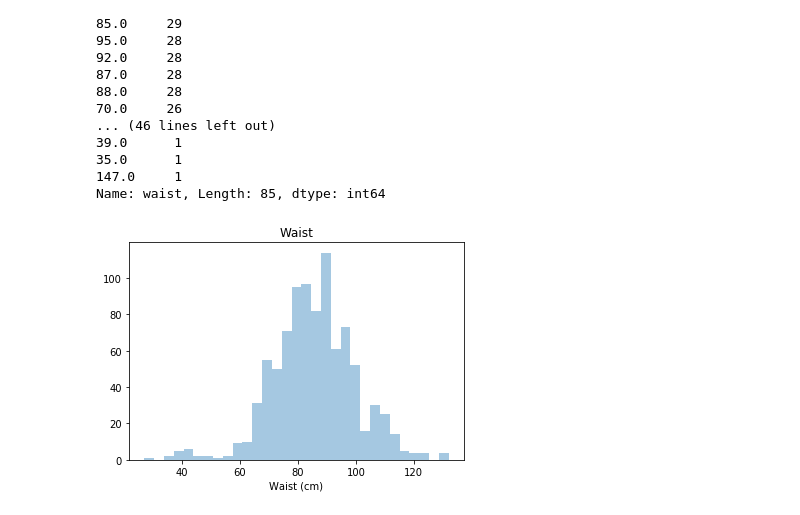
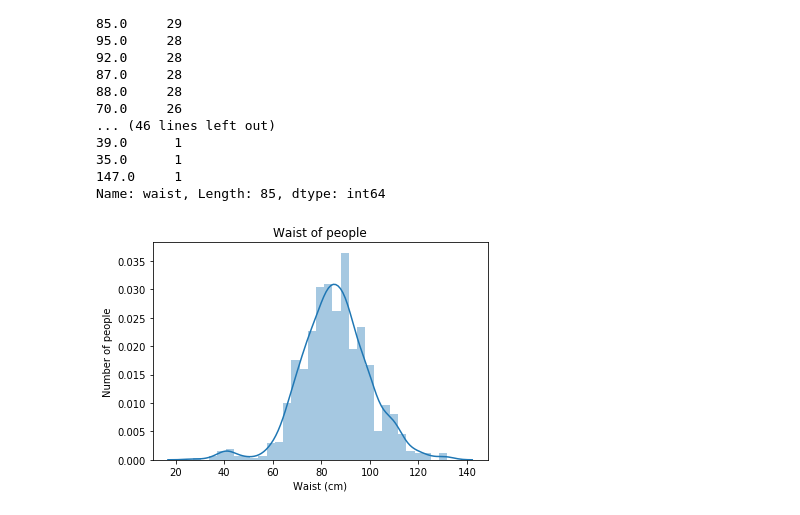
Before and after one commit to LotteMeijer2804/FML_Lotte_Meijer, a Jupyter notebook: assignment_1.ipynb, the cells around one changed output. Drawn from its saved outputs; the diff is of its cells as text; code cells hidden in the pictures.

```diff
--- a/assignment_1.ipynb
+++ b/assignment_1.ipynb
@@ -84,9 +84,11 @@ def above_140(x):
         return x
 df['waist'] = df['waist'].apply(above_140)
 # %%
-sns.distplot(df['waist'].dropna(), kde=False) #Selecting the waist column. I need to drop the NA's for the plot
-plt.title('Waist')
+waist_number = df['waist'].dropna() #Selecting the waist column. I need to drop the NA's for the plot
+sns.distplot(waist_number)
+plt.title('Waist of people')
 plt.xlabel('Waist (cm)')
+plt.ylabel('Number of people')
 plt.show()
 # %% [output]
-[figure, old version]
+[figure, new version]
```
Also changed, not shown: parts of 5 cells of this notebook.
